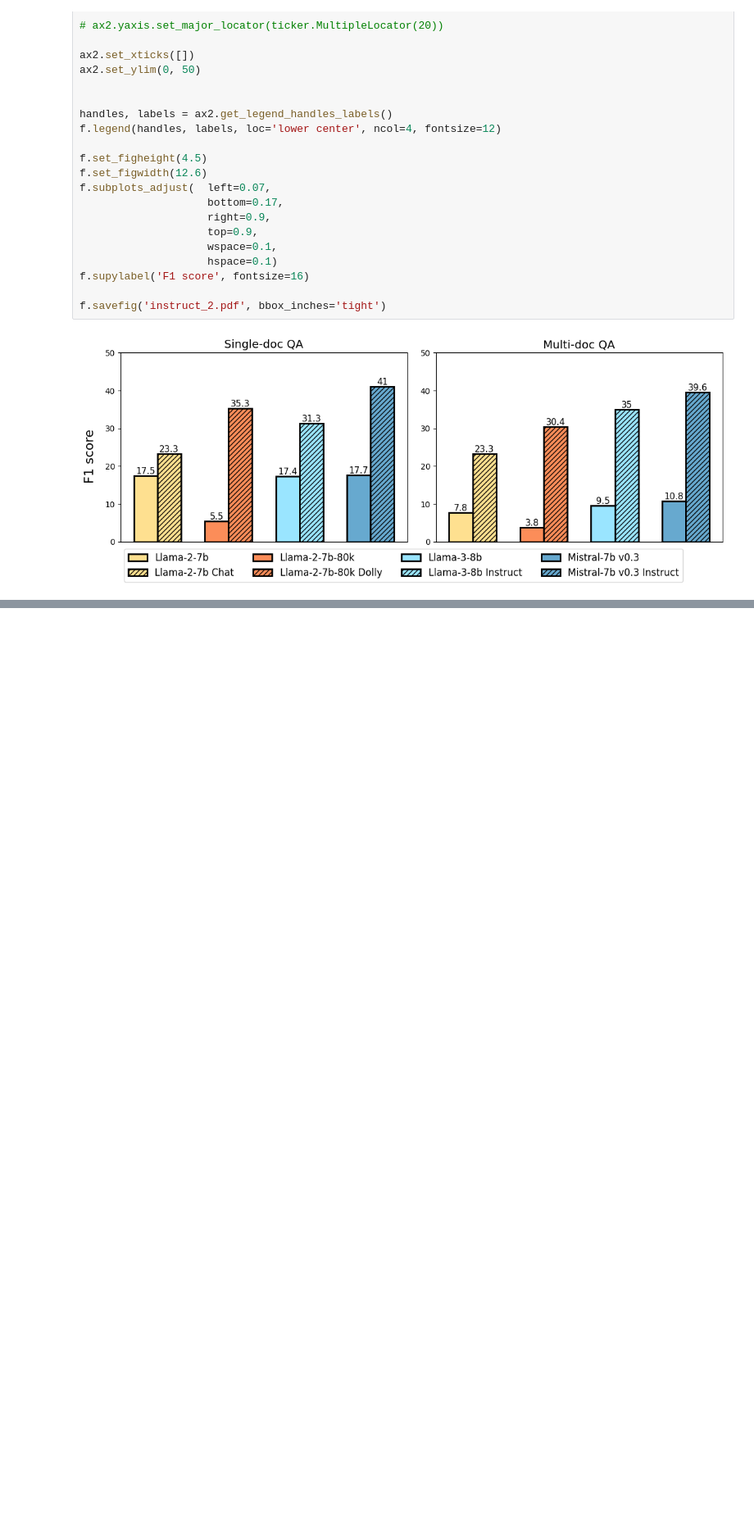
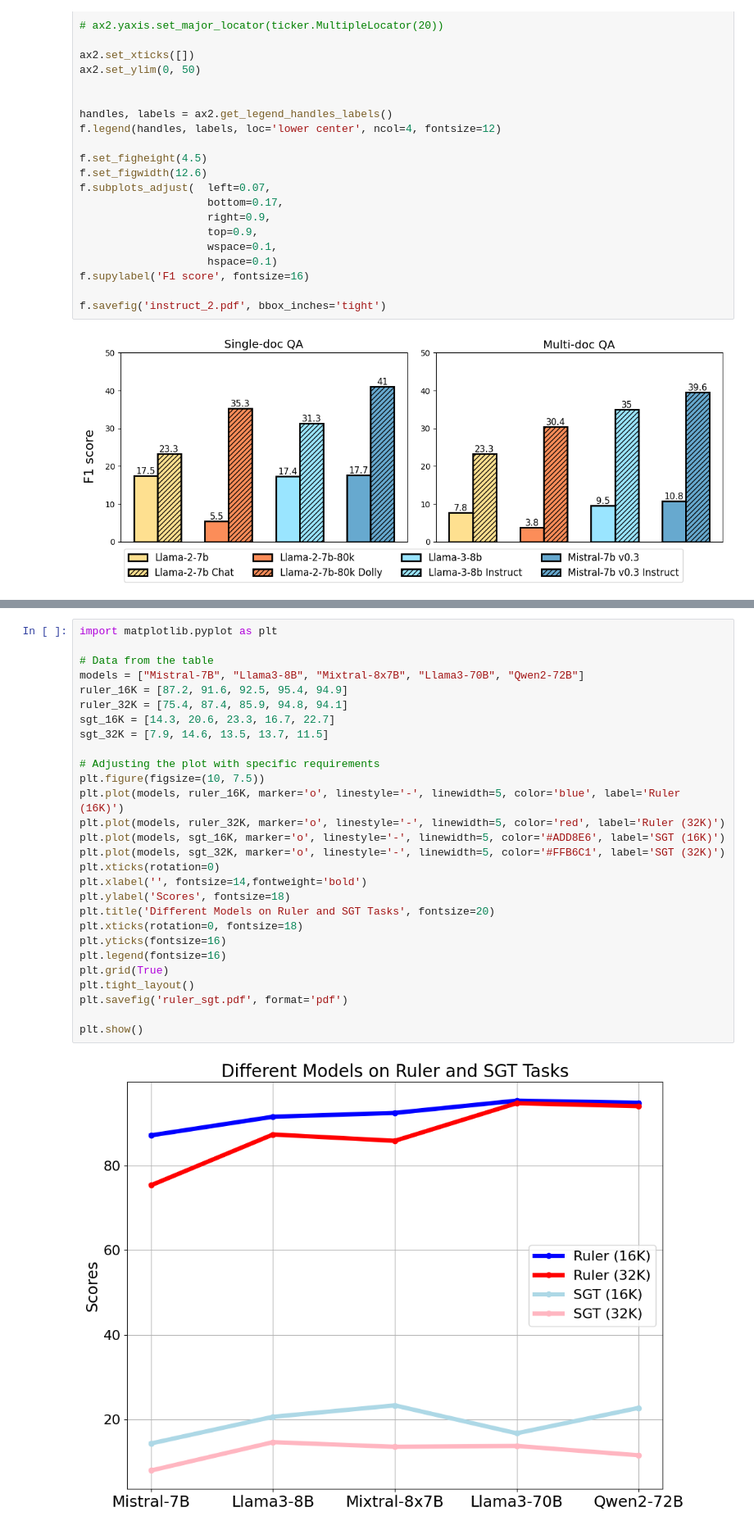
Before and after one commit to mozhu621/LongGenBench, a Jupyter notebook: Draw/paper.ipynb, the cells around one changed output, grey strips where cells are left out. Shown: that part at 82% size. Cells and saved outputs as stored; diff of their text form; blank space fills up the shorter version.

```diff
--- a/Draw/paper.ipynb
+++ b/Draw/paper.ipynb
@@ -156,0 +157,30 @@ f.savefig('instruct_2.pdf', bbox_inches='tight')
+# %%
+import matplotlib.pyplot as plt
+
+# Data from the table
+models = ["Mistral-7B", "Llama3-8B", "Mixtral-8x7B", "Llama3-70B", "Qwen2-72B"]
+ruler_16K = [87.2, 91.6, 92.5, 95.4, 94.9]
+ruler_32K = [75.4, 87.4, 85.9, 94.8, 94.1]
+sgt_16K = [14.3, 20.6, 23.3, 16.7, 22.7]
+sgt_32K = [7.9, 14.6, 13.5, 13.7, 11.5]
+
+# Adjusting the plot with specific requirements
+plt.figure(figsize=(10, 7.5))
+plt.plot(models, ruler_16K, marker='o', linestyle='-', linewidth=5, color='blue', label='Ruler (16K)')
+plt.plot(models, ruler_32K, marker='o', linestyle='-', linewidth=5, color='red', label='Ruler (32K)')
+plt.plot(models, sgt_16K, marker='o', linestyle='-', linewidth=5, color='#ADD8E6', label='SGT (16K)')
+plt.plot(models, sgt_32K, marker='o', linestyle='-', linewidth=5, color='#FFB6C1', label='SGT (32K)')
+plt.xticks(rotation=0)
+plt.xlabel('', fontsize=14,fontweight='bold')
+plt.ylabel('Scores', fontsize=18)
+plt.title('Different Models on Ruler and SGT Tasks', fontsize=20)
+plt.xticks(rotation=0, fontsize=18)
+plt.yticks(fontsize=16)
+plt.legend(fontsize=16)
+plt.grid(True)
+plt.tight_layout()
+plt.savefig('ruler_sgt.pdf', format='pdf')
+
+plt.show()
+# %% [output]
+[figure, added]
```
Also changed, not shown: parts of 3 cells of this notebook, 2 other files.
